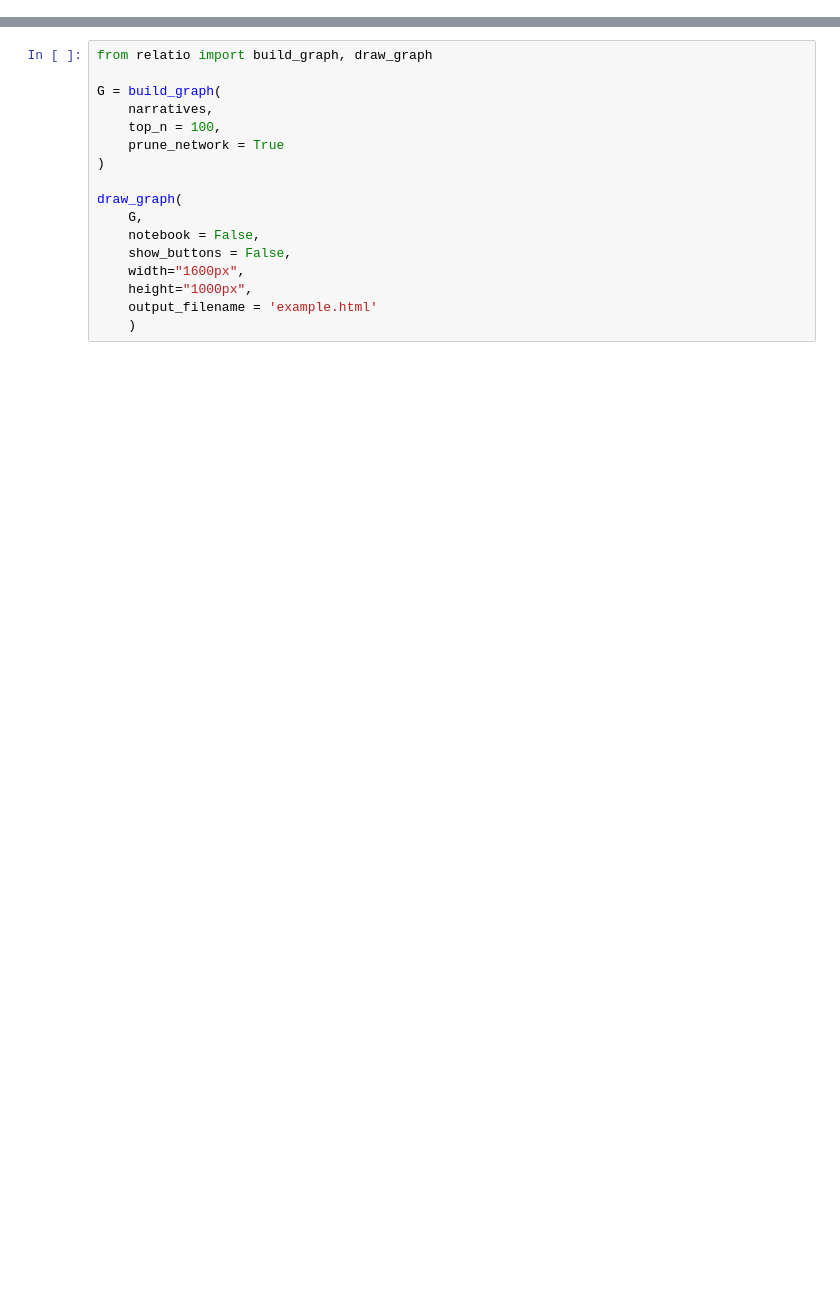
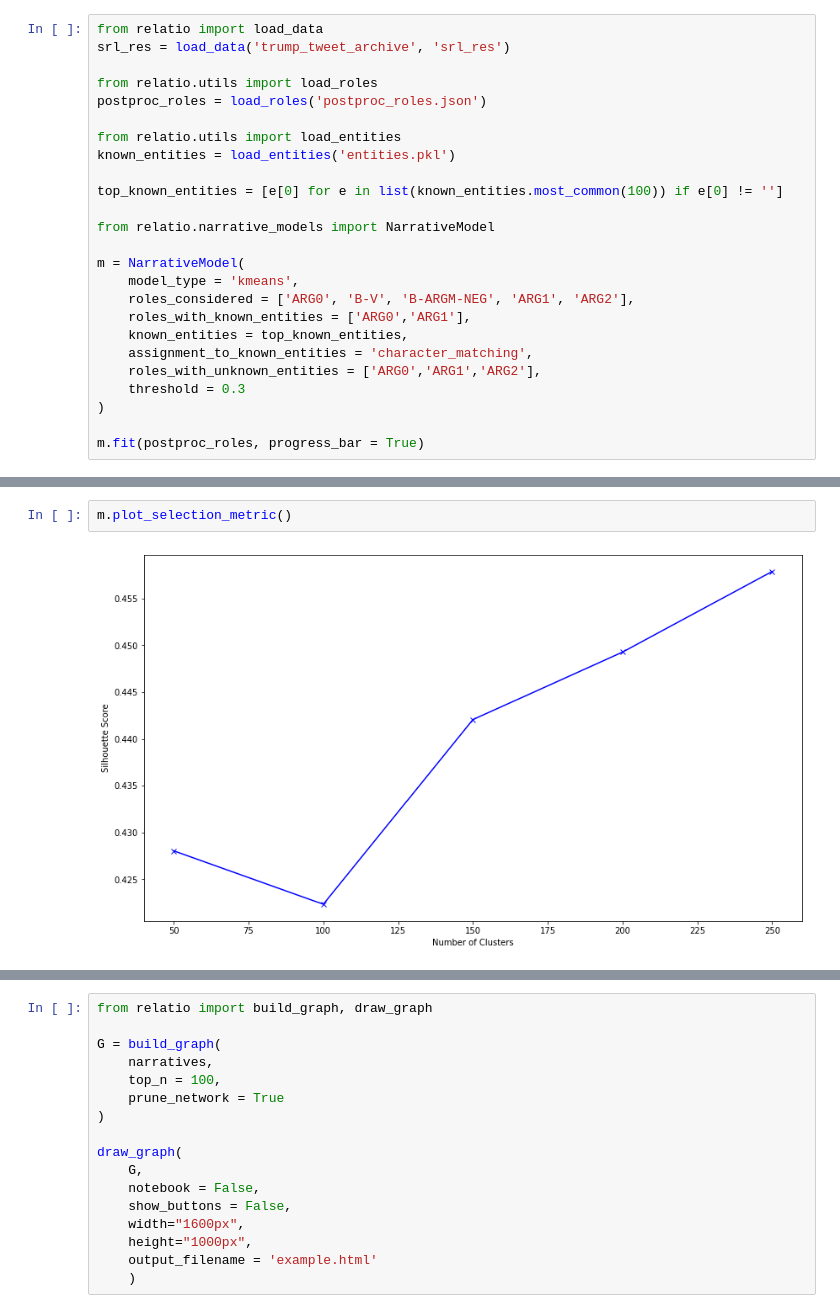
Before and after one commit to relatio-nlp/relatio, a Jupyter notebook: tutorial/tutorial_english.ipynb, the cells around one changed output, grey strips where cells are left out. Drawn from its saved outputs; the diff is of its cells as text; blank space fills up the shorter version.

```diff
--- a/tutorial/tutorial_english.ipynb
+++ b/tutorial/tutorial_english.ipynb
@@ -184,0 +1,25 @@ No training required: the model is deterministic.
+# %%
+from relatio import load_data
+srl_res = load_data('trump_tweet_archive', 'srl_res')
+
+from relatio.utils import load_roles
+postproc_roles = load_roles('postproc_roles.json')
+
+from relatio.utils import load_entities
+known_entities = load_entities('entities.pkl')
+
+top_known_entities = [e[0] for e in list(known_entities.most_common(100)) if e[0] != '']
+
+from relatio.narrative_models import NarrativeModel
+
+m = NarrativeModel(
+    model_type = 'kmeans',
+    roles_considered = ['ARG0', 'B-V', 'B-ARGM-NEG', 'ARG1', 'ARG2'],
+    roles_with_known_entities = ['ARG0','ARG1'],
+    known_entities = top_known_entities,
+    assignment_to_known_entities = 'character_matching',
+    roles_with_unknown_entities = ['ARG0','ARG1','ARG2'],
+    threshold = 0.3
+)
+
+m.fit(postproc_roles, progress_bar = True)
@@ -184,0 +39,4 @@ No training required: the model is deterministic.
+# %%
+m.plot_selection_metric()
+# %% [output]
+[figure, added]
```
Also changed, not shown: parts of 32 cells of this notebook, 12 other files.
